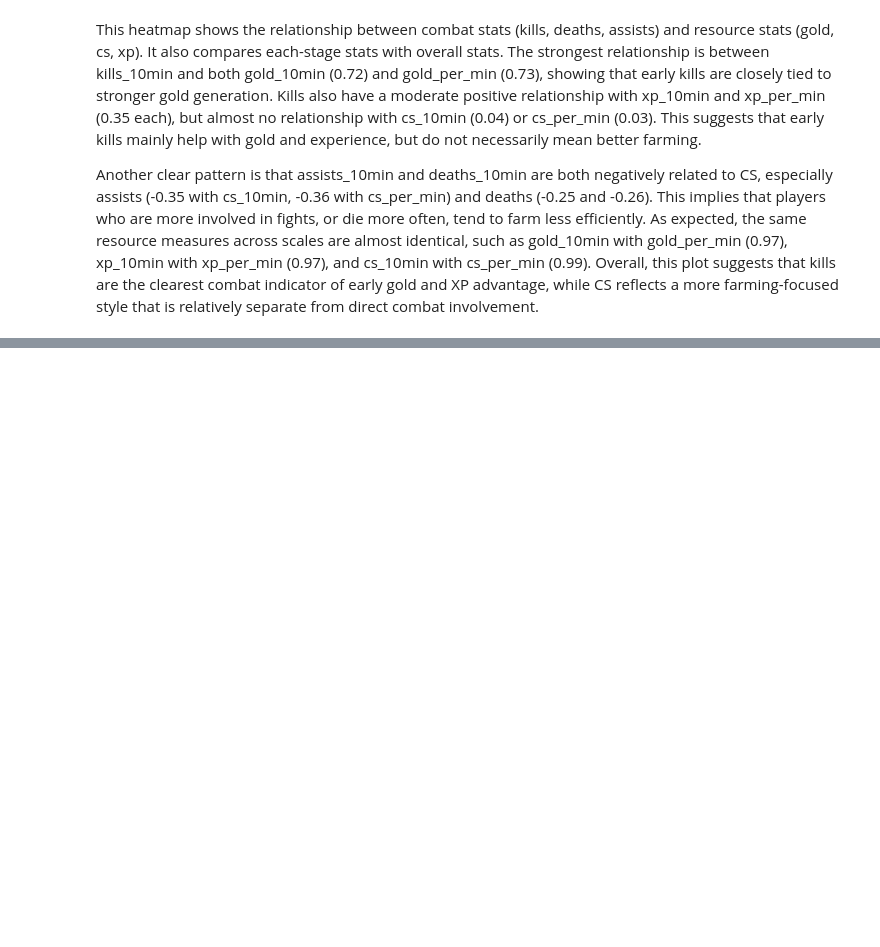
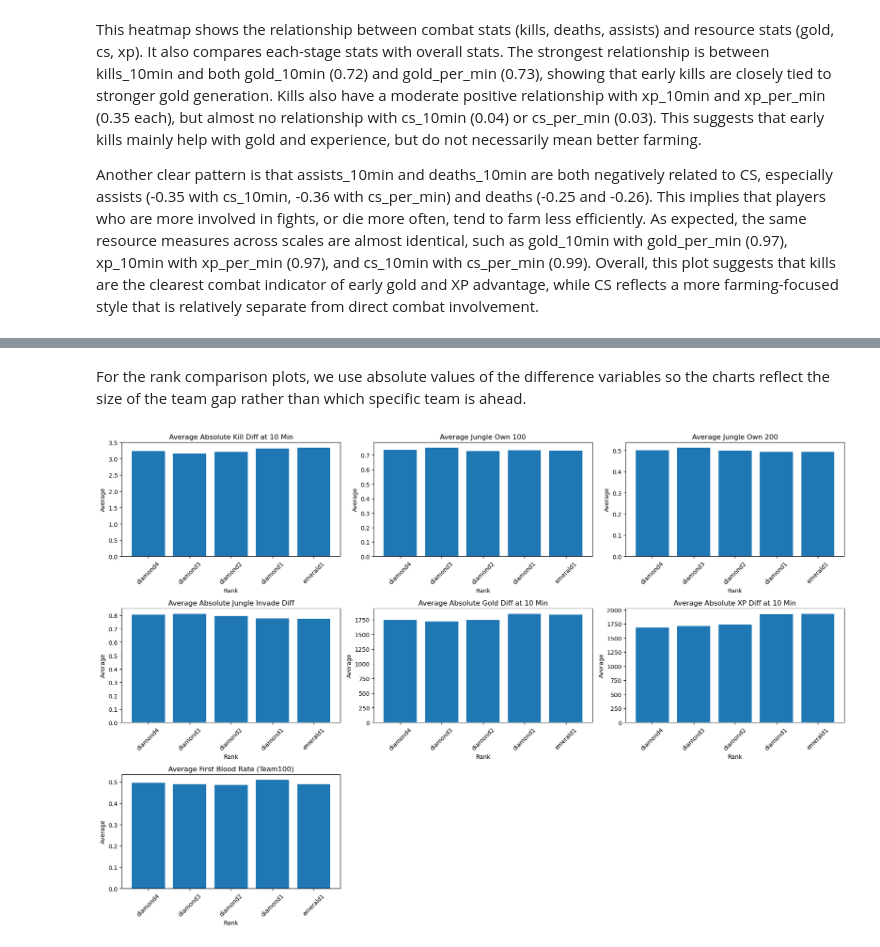
Before and after one commit to Ericcddong/5300_final_project, a Jupyter notebook: EDA/EDA.ipynb, the cells around one changed output, grey strips where cells are left out. Saved outputs shown, nothing was run; the diff lists cells and outputs as text; code cells hidden in the pictures; blank space fills up the shorter version.

```diff
--- a/EDA/EDA.ipynb
+++ b/EDA/EDA.ipynb
@@ -337,0 +568,54 @@ Another clear pattern is that assists_10min and deaths_10min are both negatively
+# %% [markdown]
+For the rank comparison plots, we use absolute values of the difference variables so the charts reflect the size of the team gap rather than which specific team is ahead.
+# %%
+rank_order = ["diamond4", "diamond3", "diamond2", "diamond1", "emerald1"]
+
+team_gap = team_diff.copy()
+team_gap["kill_diff_10min"] = team_gap["kill_diff_10min"].abs()
+team_gap["jungle_invade_diff"] = team_gap["jungle_invade_diff"].abs()
+team_gap["gold_diff_10min"] = team_gap["gold_diff_10min"].abs()
+team_gap["xp_diff_10min"] = team_gap["xp_diff_10min"].abs()
+
+metrics = [
+    "kill_diff_10min",
+    "jungle_own_100",
+    "jungle_own_200",
+    "jungle_invade_diff",
+    "gold_diff_10min",
+    "xp_diff_10min",
+    "first_blood_team100"
+]
+
+titles = [
+    "Average Absolute Kill Diff at 10 Min",
+    "Average Jungle Own 100",
+    "Average Jungle Own 200",
+    "Average Absolute Jungle Invade Diff",
+    "Average Absolute Gold Diff at 10 Min",
+    "Average Absolute XP Diff at 10 Min",
+    "Average First Blood Rate (Team100)"
+]
+
+rank_summary = (
+    team_gap.groupby("rank")[metrics]
+    .mean()
+    .reindex(rank_order)
+)
+
+fig, axes = plt.subplots(3, 3, figsize=(18, 12))
+axes = axes.flatten()
+
+for ax, metric, title in zip(axes, metrics, titles):
+    ax.bar(rank_summary.index, rank_summary[metric])
+    ax.set_title(title)
+    ax.set_xlabel("Rank")
+    ax.set_ylabel("Average")
+    ax.tick_params(axis="x", rotation=45)
+
+for i in range(len(metrics), len(axes)):
+    axes[i].axis("off")
+
+plt.tight_layout()
+plt.show()
+# %% [output]
+[figure, added]
```
Also changed, not shown: parts of 26 cells of this notebook, 1 other file.
